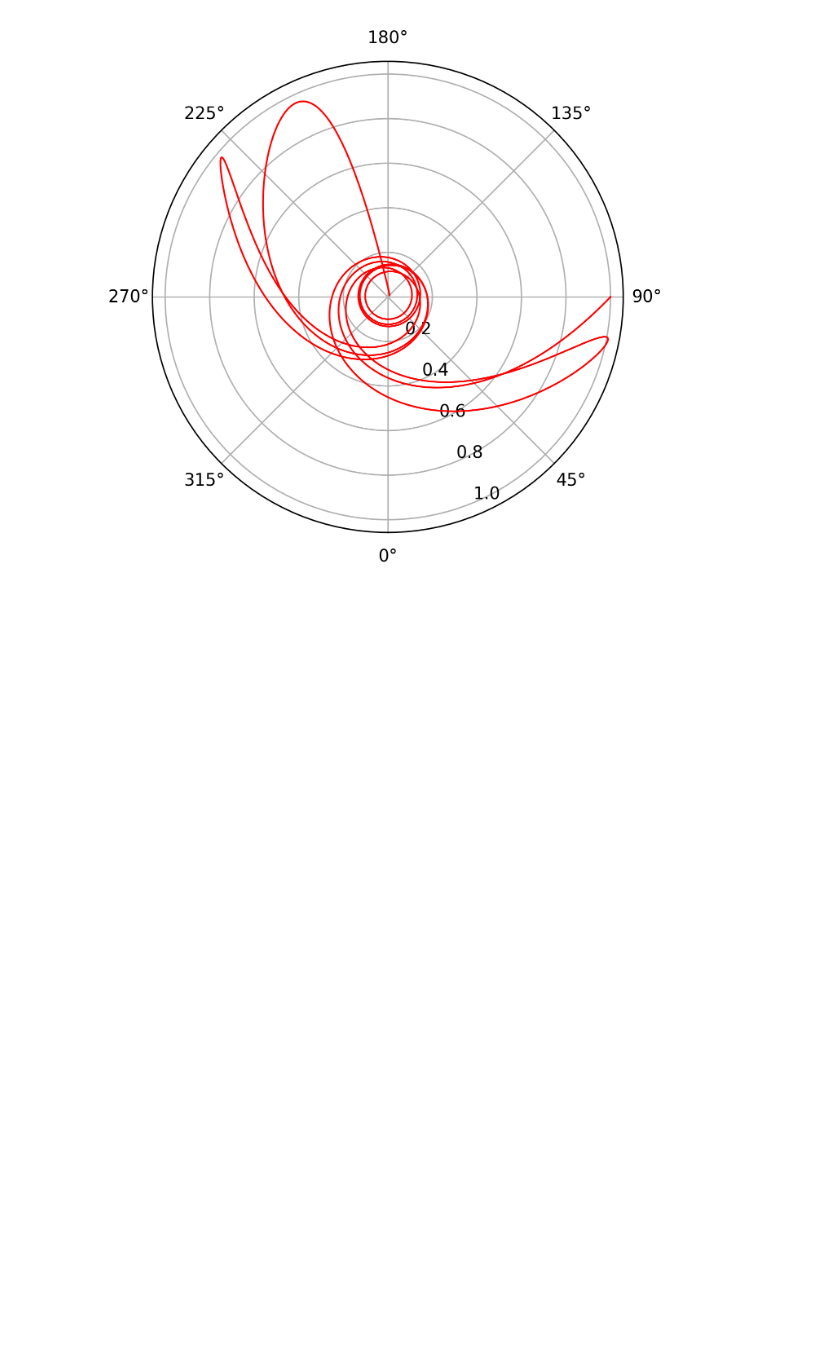
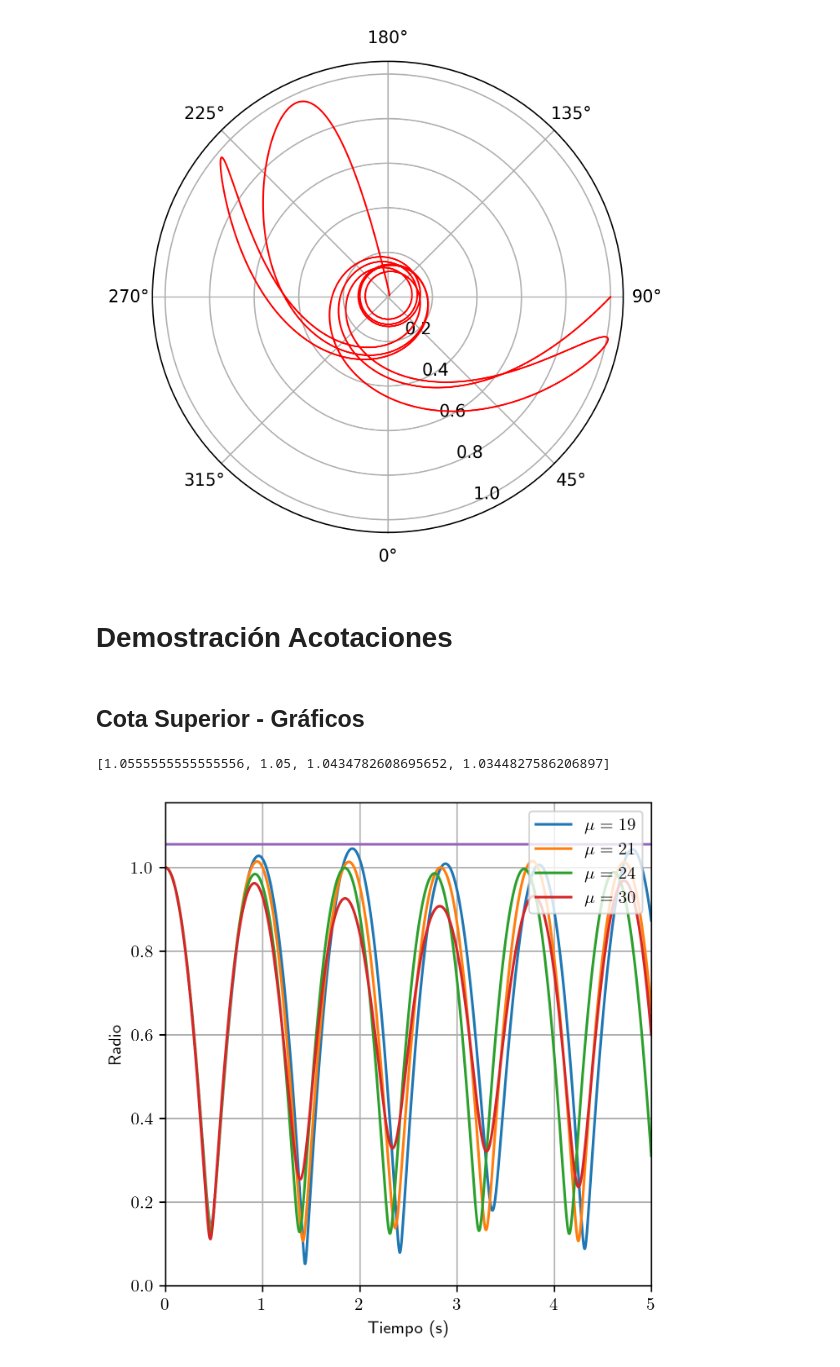
Before and after one commit to Tiranex/Atwood-Machine, a Jupyter notebook: sam.ipynb, the cells around one changed output. Cells and saved outputs as stored; diff of their text form; code cells hidden in the pictures; blank space fills up the shorter version.

```diff
--- a/sam.ipynb
+++ b/sam.ipynb
@@ -3,6 +3,7 @@
 from numpy import *
 import matplotlib . pyplot as plt
 import math
+plt.rcParams['text.usetex'] = True
 seterr(all='raise')
 # %% [output]
 {'divide': 'warn', 'over': 'warn', 'under': 'ignore', 'invalid': 'warn'}
@@ -81,3 +84,62 @@ for i in singular_mu_2:
 # %% [output]
 Calculation was successful.
 [figure]
+# %% [markdown]
+# Demostración Acotaciones
+# %% [markdown]
+## Cota Superior - Gráficos
+# %%
+step = 0.001
+max_time = 5
+threshold =  0.01
+indices = int(max_time / step)
+times = linspace(0, (indices - 1) * step, indices)
+
+
+
+# Initialize the initial conditions
+r0 = 1
+rdot0 = 0
+theta0 = math.pi / 2
+theta_dot0 = 0
+g = 9.8
+
+# Lo representamos para u=2, 3, 5, 6, 16, 19, 21, 24
+non_singular_mu = [19, 21, 24, 30]
+
+fig, ax = plt.subplots(figsize=(5, 5),dpi=300)
+
+for i in non_singular_mu:
+
+    mu=i
+    # Runge-Kutta algorithm initialization variables
+    variables = zeros([indices, 4], dtype=float)
+
+    # Calculate
+    runge_kutta_4_algorithm()
+
+    # Begin plotting
+    ax.plot(times,variables[:, 0], label=r'$\mu={}$'.format(mu))
+    ax.set_xlabel("Tiempo (s)")
+    ax.set_ylabel("Radio")
+    #ax.set_title(, fontsize=16, color='r')
+
+    # xlabel="Time (s)", ylabel="Radio", linewidth=1, legend=r'\mu='+str(mu)
+    #plt.title('$SAM$ for $\mu = %.3f$ , $r_0 = %.3f$ , $\\theta_0 = %.3f^\degree$, $t_{max} = %.2f$' % (mu, r0, theta0 * 180 / math.pi, max_time), y=1.06)
+    ax.grid(True)
+
+
+if not flag:
+    mu_val=[]
+    for i in non_singular_mu:
+        mu_val.append(i/(i-1))
+    print(mu_val)
+    plt.plot(times, full_like(times, max(mu_val)))
+    plt.xlim(0, max_time)
+    plt.ylim(0, max(mu_val)+0.1)
+    plt.legend(loc='upper right')
+    plt.savefig("./boundness/Cota_Superior_2.png", dpi=300,bbox_inches='tight')
+    plt.show()
+# %% [output]
+[1.0555555555555556, 1.05, 1.0434782608695652, 1.0344827586206897]
+[figure, added]
```
Also changed, not shown: parts of 13 cells of this notebook, 7 other files.
